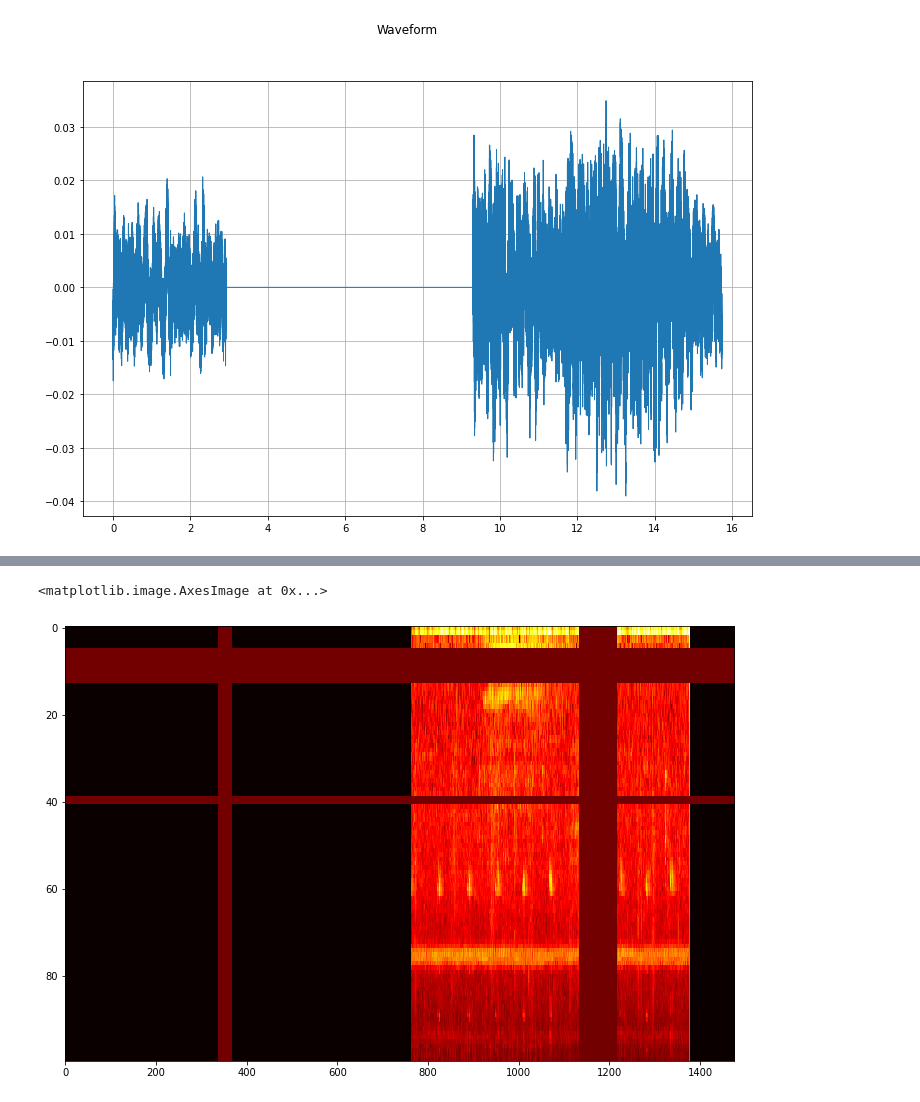
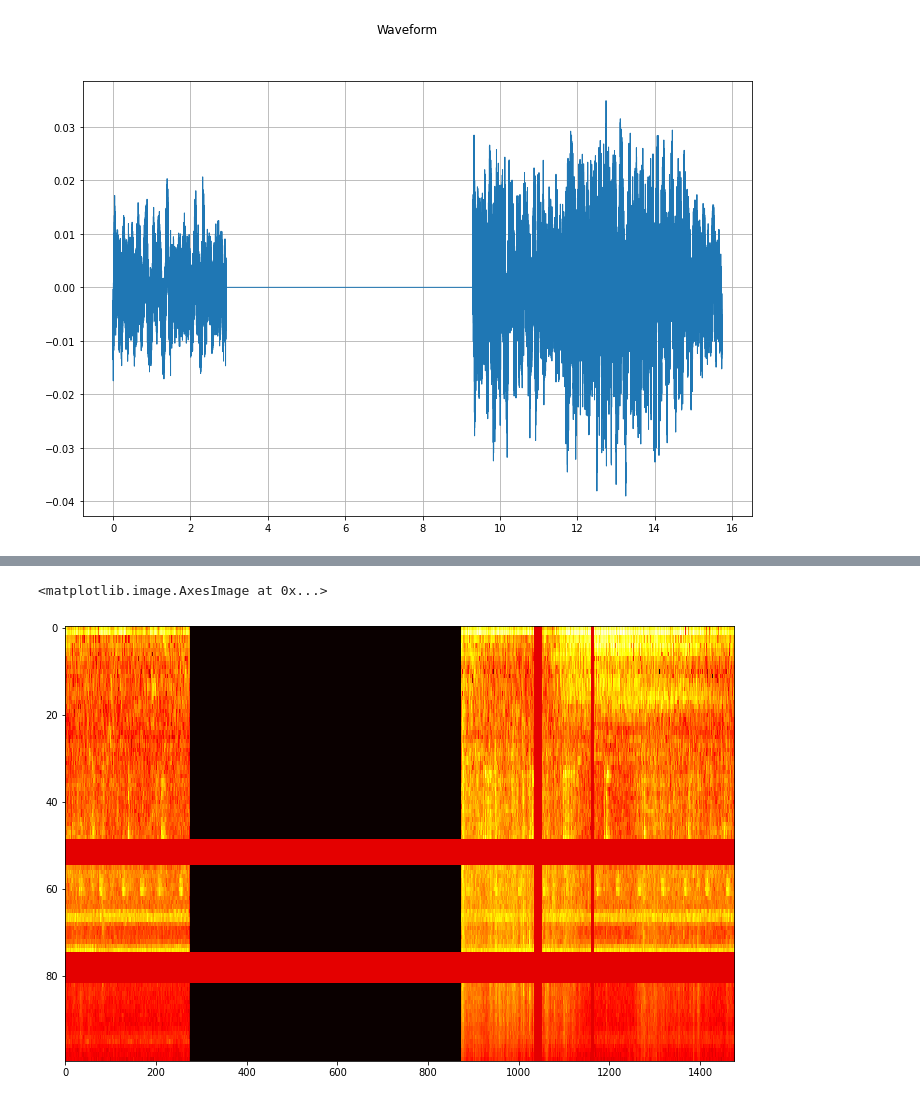
Before and after one commit to karmatarap/capstone_project, a Jupyter notebook: notebooks/augmentations.ipynb, the cells around one changed output, grey strips where cells are left out. Drawn from its saved outputs; the diff is of its cells as text; code cells hidden in the pictures.

```diff
--- a/notebooks/augmentations.ipynb
+++ b/notebooks/augmentations.ipynb
@@ -517,6 +517,6 @@ plt.imshow( spec.permute(1, 2, 0)  , interpolation='nearest', aspect='auto', cma
 # %%
-h = AudioUtil.spectro_augment(s, max_mask_pct=0.1, n_freq_masks=2, n_time_masks=2)
+h = AudioUtil.spectro_augment(spec, max_mask_pct=0.1, n_freq_masks=2, n_time_masks=2)
 plt.imshow( h.permute(1, 2, 0)  , interpolation='nearest', aspect='auto', cmap="hot")
 # %% [output]
 <matplotlib.image.AxesImage at 0x...>
-[figure, old version]
+[figure, new version]
```
Also changed, not shown: parts of 1 cell of this notebook.
